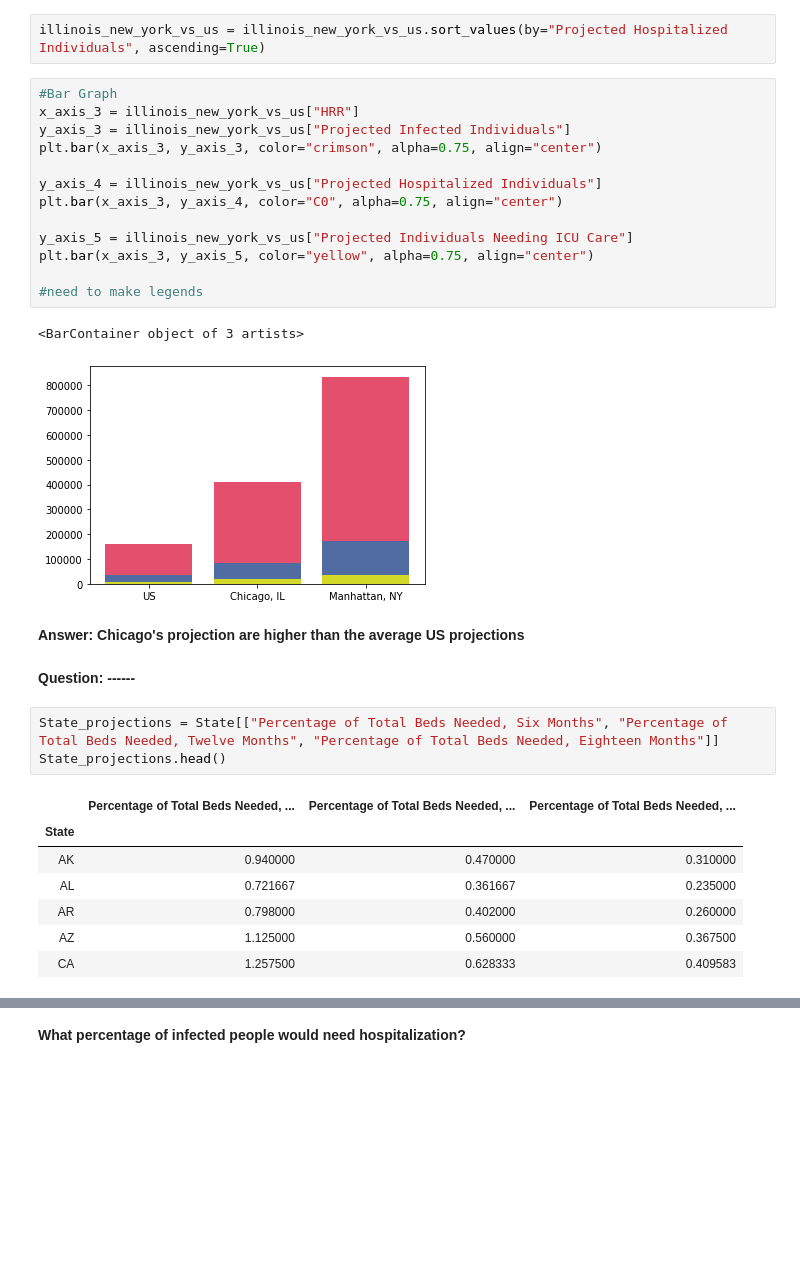
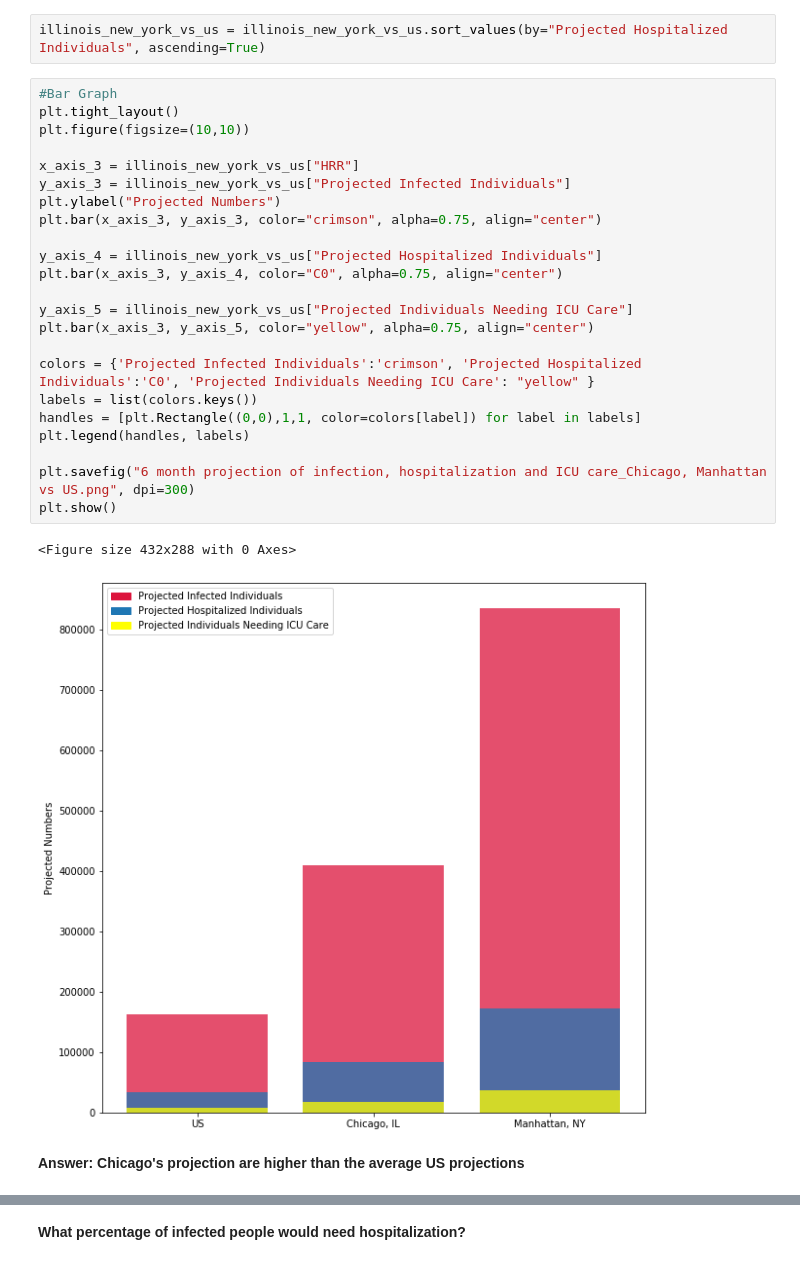
Before and after one commit to rstankovic/DataSciProject_I, a Jupyter notebook: Test_Scripts/Hospitalization_analysis_DG.ipynb, the cells around one changed output, grey strips where cells are left out. Cells and saved outputs as stored; diff of their text form; blank space fills up the shorter version.

```diff
--- a/Test_Scripts/Hospitalization_analysis_DG.ipynb
+++ b/Test_Scripts/Hospitalization_analysis_DG.ipynb
@@ -219,32 +215,29 @@ To retain the current behavior and silence the warning, pass 'sort=True'.
 illinois_new_york_vs_us = illinois_new_york_vs_us.sort_values(by="Projected Hospitalized Individuals", ascending=True)
 # %%
 #Bar Graph
+plt.tight_layout()
+plt.figure(figsize=(10,10))
+
 x_axis_3 = illinois_new_york_vs_us["HRR"]
 y_axis_3 = illinois_new_york_vs_us["Projected Infected Individuals"]
+plt.ylabel("Projected Numbers")
 plt.bar(x_axis_3, y_axis_3, color="crimson", alpha=0.75, align="center")
 
 y_axis_4 = illinois_new_york_vs_us["Projected Hospitalized Individuals"]
 plt.bar(x_axis_3, y_axis_4, color="C0", alpha=0.75, align="center")
 
 y_axis_5 = illinois_new_york_vs_us["Projected Individuals Needing ICU Care"]
 plt.bar(x_axis_3, y_axis_5, color="yellow", alpha=0.75, align="center")
 
-#need to make legends
+colors = {'Projected Infected Individuals':'crimson', 'Projected Hospitalized Individuals':'C0', 'Projected Individuals Needing ICU Care': "yellow" }
+labels = list(colors.keys())
+handles = [plt.Rectangle((0,0),1,1, color=colors[label]) for label in labels]
+plt.legend(handles, labels)
+
+plt.savefig("6 month projection of infection, hospitalization and ICU care_Chicago, Manhattan vs US.png", dpi=300)
+plt.show()
 # %% [output]
-<BarContainer object of 3 artists>
+<Figure size 432x288 with 0 Axes>
-[figure, old version]
+[figure, new version]
 # %% [markdown]
 <b> Answer: Chicago's projection are higher than the average US projections
-# %% [markdown]
-<b> Question: ------
-# %%
-State_projections = State[["Percentage of Total Beds Needed, Six Months", "Percentage of Total Beds Needed, Twelve Months", "Percentage of Total Beds Needed, Eighteen Months"]]
-State_projections.head()
-# %% [output]
-|  | Percentage of Total Beds Needed, ... | Percentage of Total Beds Needed, ... | Percentage of Total Beds Needed, ... |
-| State |  |  |  |
-| AK | 0.940000 | 0.470000 | 0.310000 |
-| AL | 0.721667 | 0.361667 | 0.235000 |
-| AR | 0.798000 | 0.402000 | 0.260000 |
-| AZ | 1.125000 | 0.560000 | 0.367500 |
-| CA | 1.257500 | 0.628333 | 0.409583 |
```
Also changed, not shown: parts of 12 cells of this notebook.
